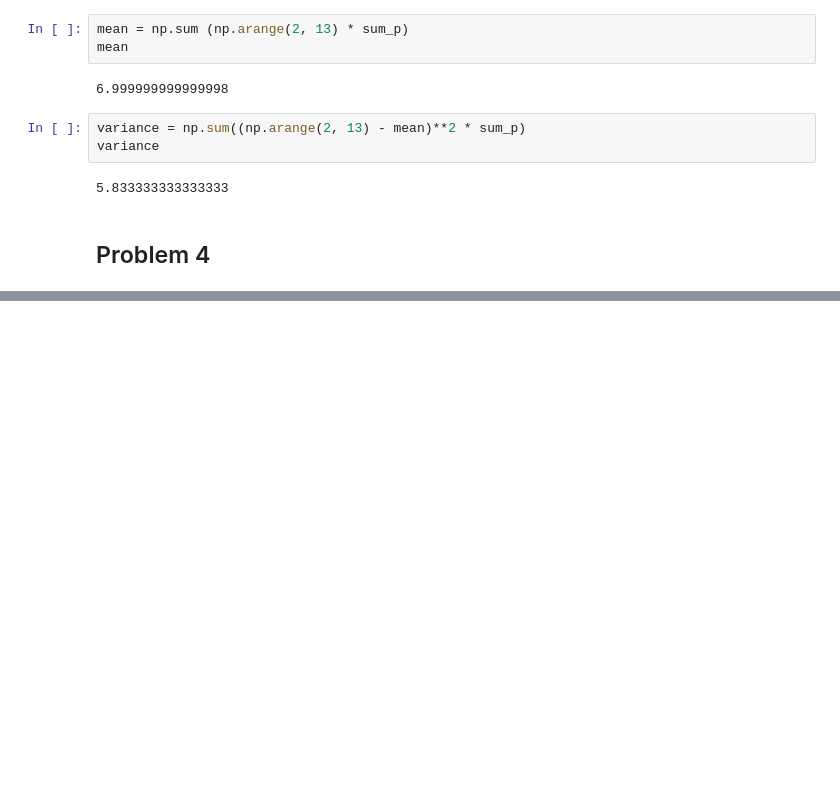
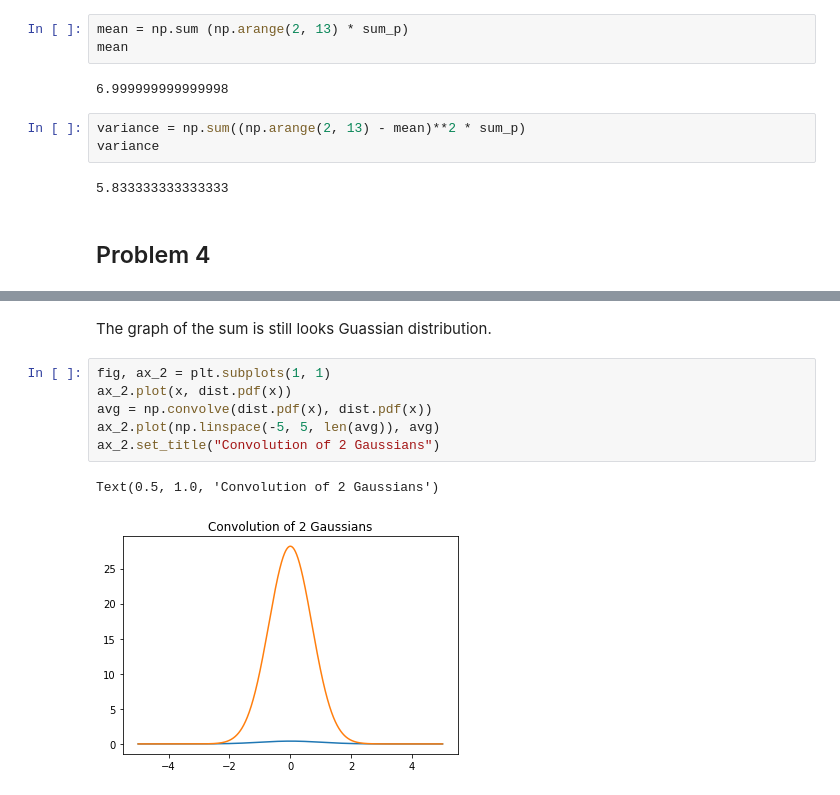
Before and after one commit to rishmar/phys434, a Jupyter notebook: Hw2.ipynb, the cells around one changed output, grey strips where cells are left out. Saved outputs shown, nothing was run; the diff lists cells and outputs as text; blank space fills up the shorter version.

```diff
--- a/Hw2.ipynb
+++ b/Hw2.ipynb
@@ -59,0 +91,11 @@ variance
+# %% [markdown]
+The graph of the sum is still looks Guassian distribution.
+# %%
+fig, ax_2 = plt.subplots(1, 1)
+ax_2.plot(x, dist.pdf(x))
+avg = np.convolve(dist.pdf(x), dist.pdf(x))
+ax_2.plot(np.linspace(-5, 5, len(avg)), avg)
+ax_2.set_title("Convolution of 2 Gaussians")
+# %% [output]
+Text(0.5, 1.0, 'Convolution of 2 Gaussians')
+[figure, added]
```
Also changed, not shown: parts of 10 cells of this notebook, 1 other file.
